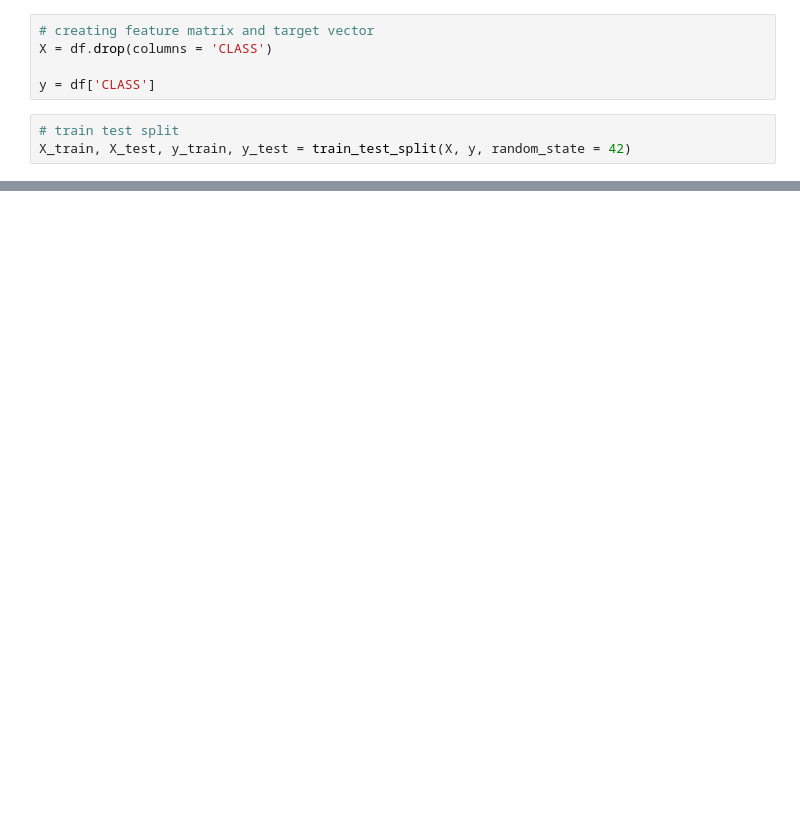
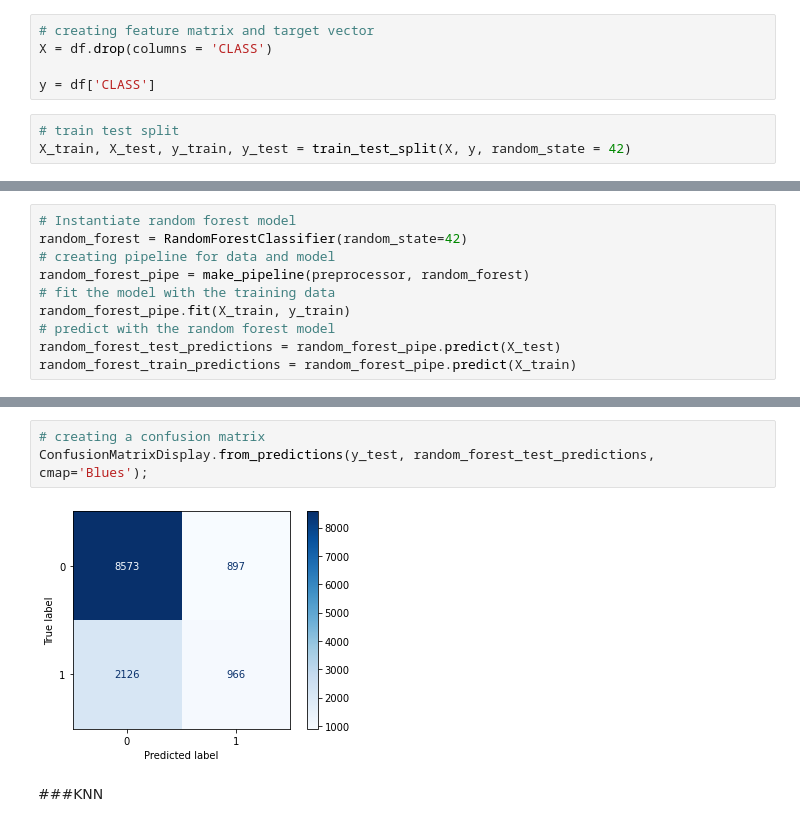
Before and after one commit to laffertybrian/W_William_Project_001, a Jupyter notebook: Genetic_Variant_Classification.ipynb, the cells around one changed output, grey strips where cells are left out. Drawn from its saved outputs; the diff is of its cells as text; blank space fills up the shorter version.

```diff
--- a/Genetic_Variant_Classification.ipynb
+++ b/Genetic_Variant_Classification.ipynb
@@ -198,0 +257,10 @@ X_test_processed = preprocessor.transform(X_test)
+# %%
+# Instantiate random forest model
+random_forest = RandomForestClassifier(random_state=42)
+# creating pipeline for data and model
+random_forest_pipe = make_pipeline(preprocessor, random_forest)
+# fit the model with the training data
+random_forest_pipe.fit(X_train, y_train)
+# predict with the random forest model
+random_forest_test_predictions = random_forest_pipe.predict(X_test)
+random_forest_train_predictions = random_forest_pipe.predict(X_train)
@@ -198,0 +283,7 @@ X_test_processed = preprocessor.transform(X_test)
+# %%
+# creating a confusion matrix
+ConfusionMatrixDisplay.from_predictions(y_test, random_forest_test_predictions, cmap='Blues');
+# %% [output]
+[figure, added]
+# %% [markdown]
+###KNN
```
Also changed, not shown: parts of 27 cells of this notebook.
